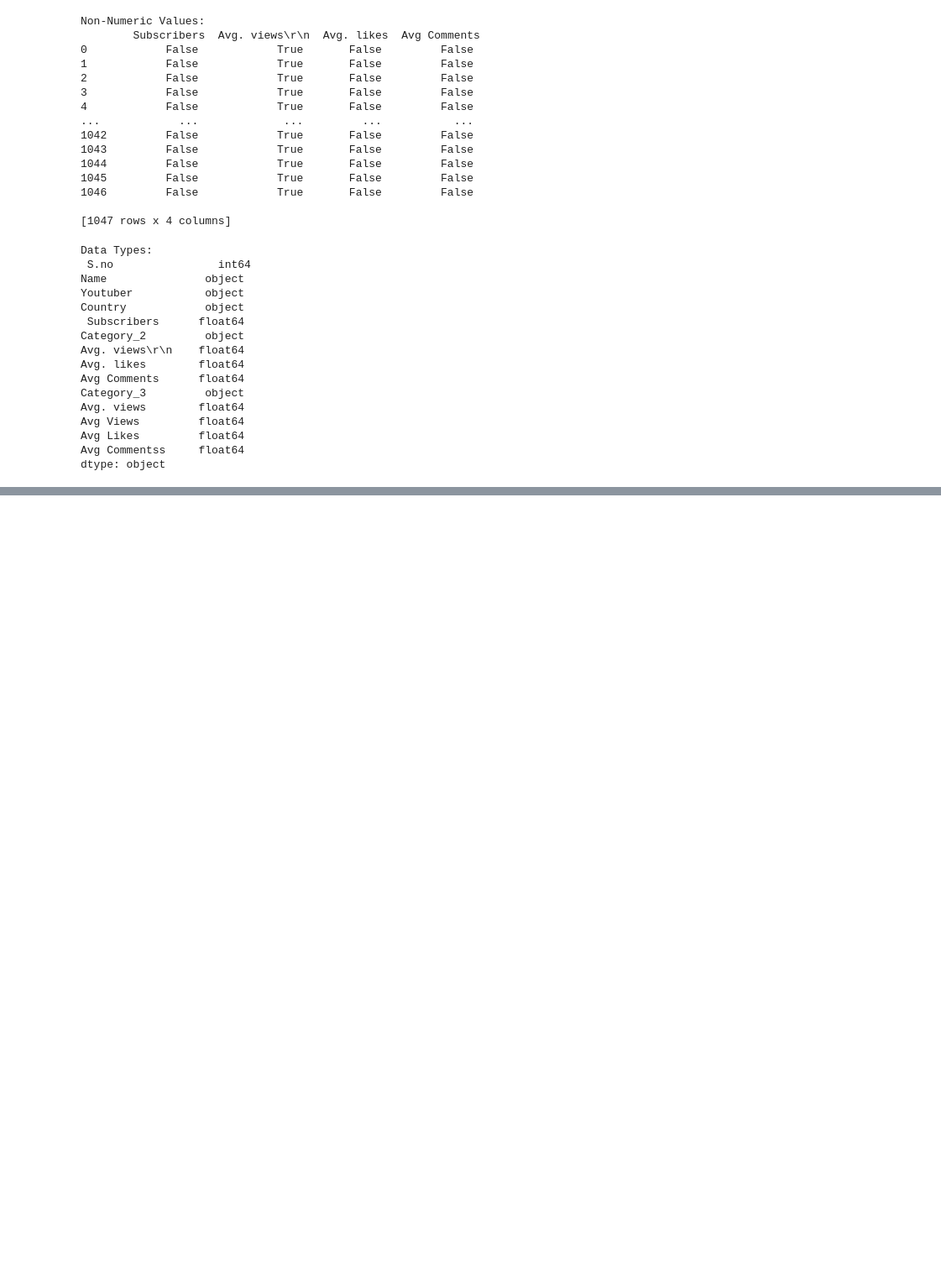
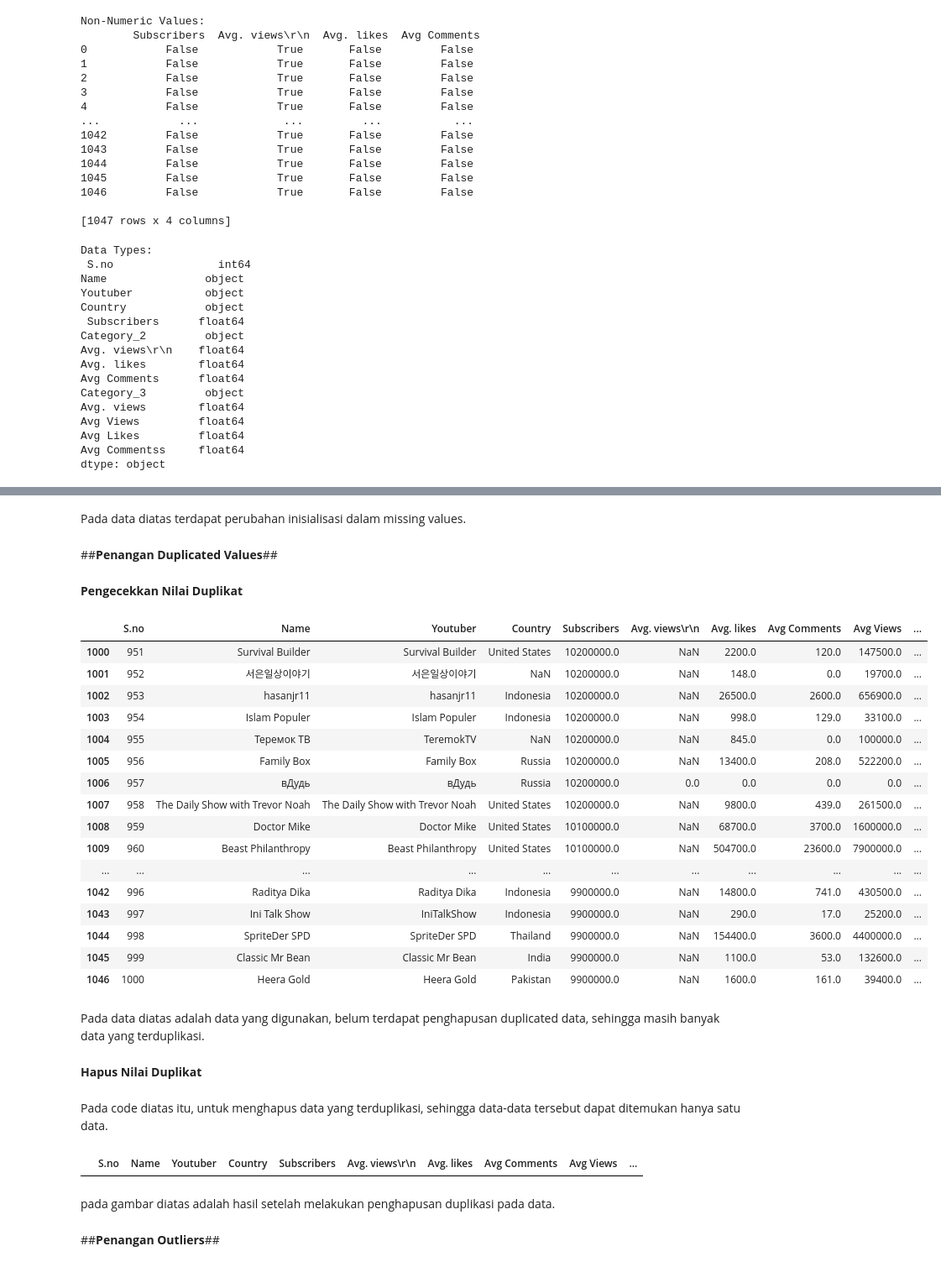
Before and after one commit to bayuprnmji31/DATA-MINING_1, a Jupyter notebook: DATA_MINING_BAYUPRNMJI_1.ipynb, the cells around one changed output, grey strips where cells are left out. Shown at 84% size. Cells and saved outputs as stored; diff of their text form; code cells hidden in the pictures; blank space fills up the shorter version.

```diff
--- a/DATA_MINING_BAYUPRNMJI_1.ipynb
+++ b/DATA_MINING_BAYUPRNMJI_1.ipynb
@@ -756,0 +985,30 @@ dtype: object
+# %% [markdown]
+Pada data diatas terdapat perubahan inisialisasi dalam missing values.
+# %% [markdown]
+##**Penangan Duplicated Values**##
+# %% [markdown]
+**Pengecekkan Nilai Duplikat**
+# %%
+df[df.duplicated()]
+# %% [output]
+|  | S.no | Name | Youtuber | Country | Subscribers | Avg. views\r\n | Avg. likes | Avg Comments | Avg Views | ... |
+| 1000 | 951 | Survival Builder | Survival Builder | United States | 10200000.0 | NaN | 2200.0 | 120.0 | 147500.0 | ... |
+| 1001 | 952 | 서은일상이야기 | 서은일상이야기 | NaN | 10200000.0 | NaN | 148.0 | 0.0 | 19700.0 | ... |
+| 1002 | 953 | hasanjr11 | hasanjr11 | Indonesia | 10200000.0 | NaN | 26500.0 | 2600.0 | 656900.0 | ... |
+| 1003 | 954 | Islam Populer | Islam Populer | Indonesia | 10200000.0 | NaN | 998.0 | 129.0 | 33100.0 | ... |
+| 1004 | 955 | Теремок ТВ | TeremokTV | NaN | 10200000.0 | NaN | 845.0 | 0.0 | 100000.0 | ... |
+| 1005 | 956 | Family Box | Family Box | Russia | 10200000.0 | NaN | 13400.0 | 208.0 | 522200.0 | ... |
+| 1006 | 957 | вДудь | вДудь | Russia | 10200000.0 | 0.0 | 0.0 | 0.0 | 0.0 | ... |
+| 1007 | 958 | The Daily Show with Trevor Noah | The Daily Show with Trevor Noah | United States | 10200000.0 | NaN | 9800.0 | 439.0 | 261500.0 | ... |
+| 1008 | 959 | Doctor Mike | Doctor Mike | United States | 10100000.0 | NaN | 68700.0 | 3700.0 | 1600000.0 | ... |
+| 1009 | 960 | Beast Philanthropy | Beast Philanthropy | United States | 10100000.0 | NaN | 504700.0 | 23600.0 | 7900000.0 | ... |
+| ... | ... | ... | ... | ... | ... | ... | ... | ... | ... | ... |
+| 1042 | 996 | Raditya Dika | Raditya Dika | Indonesia | 9900000.0 | NaN | 14800.0 | 741.0 | 430500.0 | ... |
+| 1043 | 997 | Ini Talk Show | IniTalkShow | Indonesia | 9900000.0 | NaN | 290.0 | 17.0 | 25200.0 | ... |
+| 1044 | 998 | SpriteDer SPD | SpriteDer SPD | Thailand | 9900000.0 | NaN | 154400.0 | 3600.0 | 4400000.0 | ... |
+| 1045 | 999 | Classic Mr Bean | Classic Mr Bean | India | 9900000.0 | NaN | 1100.0 | 53.0 | 132600.0 | ... |
+| 1046 | 1000 | Heera Gold | Heera Gold | Pakistan | 9900000.0 | NaN | 1600.0 | 161.0 | 39400.0 | ... |
+# %% [markdown]
+Pada data diatas adalah data yang digunakan, belum terdapat penghapusan duplicated data, sehingga masih banyak data yang terduplikasi.
+# %% [markdown]
+**Hapus Nilai Duplikat**
@@ -756,0 +1017,10 @@ dtype: object
+# %% [markdown]
+Pada code diatas itu, untuk menghapus data yang terduplikasi, sehingga data-data tersebut dapat ditemukan hanya satu data.
+# %%
+df[df.duplicated()]
+# %% [output]
+|  | S.no | Name | Youtuber | Country | Subscribers | Avg. views\r\n | Avg. likes | Avg Comments | Avg Views | ... |
+# %% [markdown]
+pada gambar diatas adalah hasil setelah melakukan penghapusan duplikasi pada data.
+# %% [markdown]
+##**Penangan Outliers**##
```
Also changed, not shown: parts of 82 cells of this notebook.
